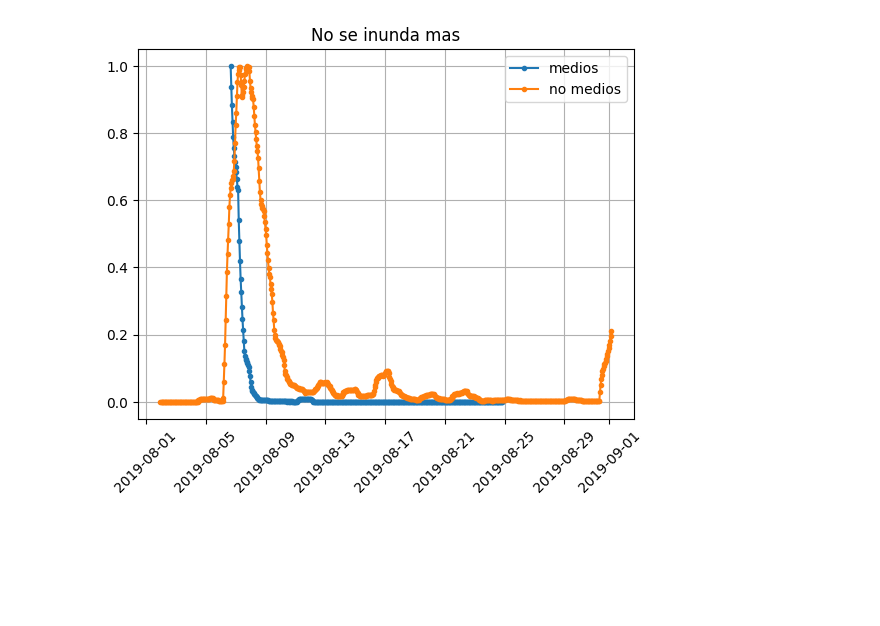
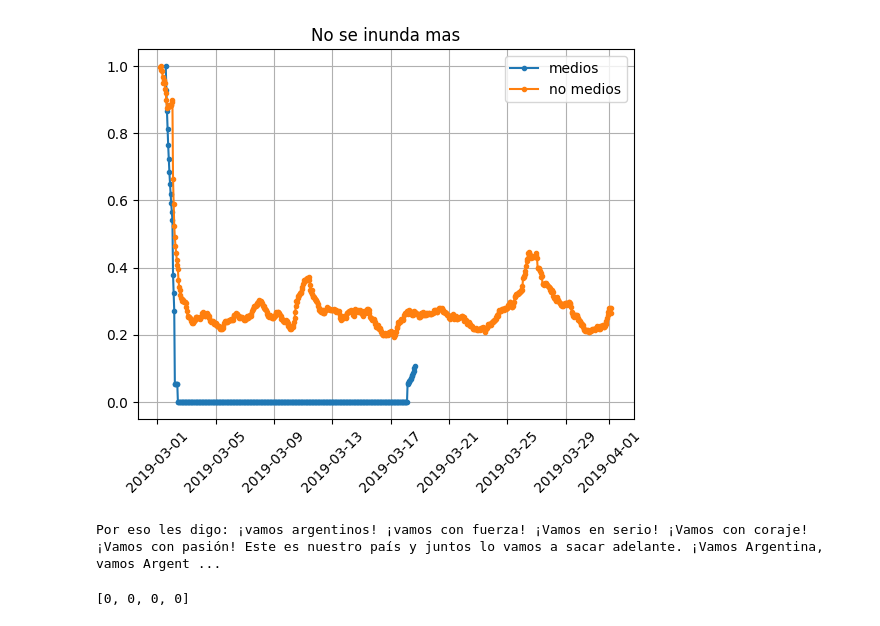
Before and after one commit to Ale-Mildiner/Tesis, a Jupyter notebook: Base_Twitter/Series_Temporales.ipynb, the cells around one changed output. Cells and saved outputs as stored; diff of their text form; code cells hidden in the pictures; blank space fills up the shorter version.

Commit message:
modificaciones generales en twitter y agrego data frame con las clusterizaciones de la comparacion con muchos twitts enteros con la frase en Tw_muchas, y algunos csv sueltos aparte

```diff
--- a/Base_Twitter/Series_Temporales.ipynb
+++ b/Base_Twitter/Series_Temporales.ipynb
@@ -4,33 +4,51 @@ import pandas as pd
 import matplotlib.pyplot as plt
 from datetime import datetime, timedelta
 # %%
-path_git = 'd:/Git_Proyects/Tesis/Base_Twitter/'
-df_clus_completo = pd.read_csv(path_git+'Tweets_cluster_con_RT/no_se_inunda_mas_Macri.csv')
+path_git = 'd:/Git_Proyects/Tesis/Base_Twitter/Tw_muchas/'
+#df_clus_completo = pd.read_csv(path_git+'Tweets_cluster_con_RT/no_se_inunda_mas_Macri.csv')
+df_clus_completo = pd.read_csv(path_git+'Tw_5_Cluster_muchas.csv ')
+
 
 df_clus_completo['Fecha'] = pd.to_datetime(df_clus_completo['Fecha'], format='%a %b %d %H:%M:%S +0000 %Y')
 
 categoria = 'medios'
 
 df_categoria_true = df_clus_completo[df_clus_completo[categoria] == True]
 df_categoria_false = df_clus_completo[df_clus_completo[categoria] == False]
 
 df_categoria = [df_categoria_true, df_categoria_false]
 labels = [categoria, 'no '+categoria]
 root = 'No se inunda mas'
 plt.figure()
 plt.title(root)
 for i, df in enumerate(df_categoria):
     df_index = df.set_index('Fecha')
     df_count_hora = df_index.resample('1H').count()
     #plt.plot(df_count_hora.index, df_count_hora['Tweets'], label = 'sin rolling window'+str(i)) #Test comparation
     df_suavizado = df_count_hora.rolling('1D', center = True).mean()
     plt.plot(df_suavizado.index, df_suavizado['Tweets']/max(df_suavizado['Tweets']), label = labels[i], marker = '.', linestyle = 'solid')
 
 plt.legend()
 plt.grid(0.7)
 #plt.xlim([datetime(2019, 8, 4), datetime(2019, 8, 15)])
 plt.xticks(rotation=45)
 
 plt.show()
 # %% [output]
-[figure, old version]
+[figure, new version]
+# %%
+frases = []
+with open(path_git+"frases.txt", "r", encoding = "utf8") as archivo:
+    for line in archivo:
+        frases.append(line.rstrip())
+#     lineas = archivo.readlines()
+
+# frases = [linea.strip() for linea in lineas]
+print(frases[1])
+# %% [output]
+Por eso les digo: ¡vamos argentinos! ¡vamos con fuerza! ¡Vamos en serio! ¡Vamos con coraje! ¡Vamos con pasión! Este es nuestro país y juntos lo vamos a sacar adelante. ¡Vamos Argentina, vamos Argent ...
+# %%
+lista_de_listas = [[0 for _ in range(4)] for _ in range(10)] #4df*10frases
+lista_de_listas[0]
+# %% [output]
+[0, 0, 0, 0]
```
Also changed, not shown: 28 other files.
